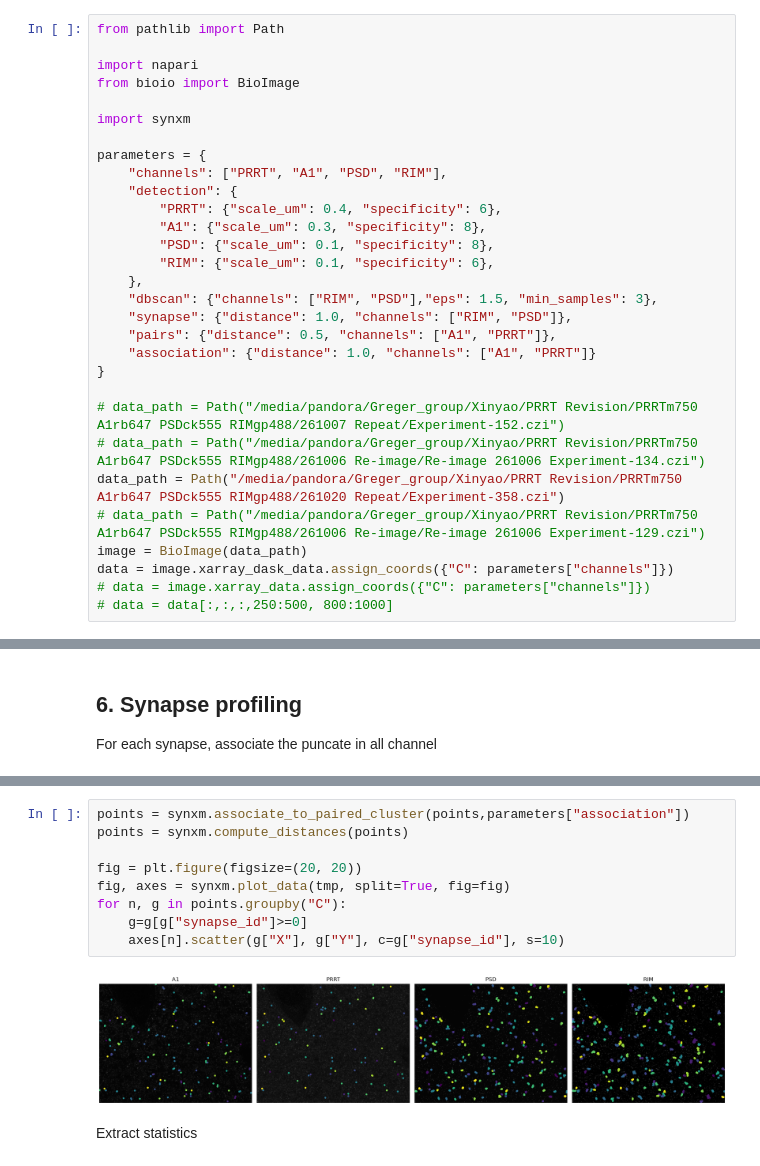
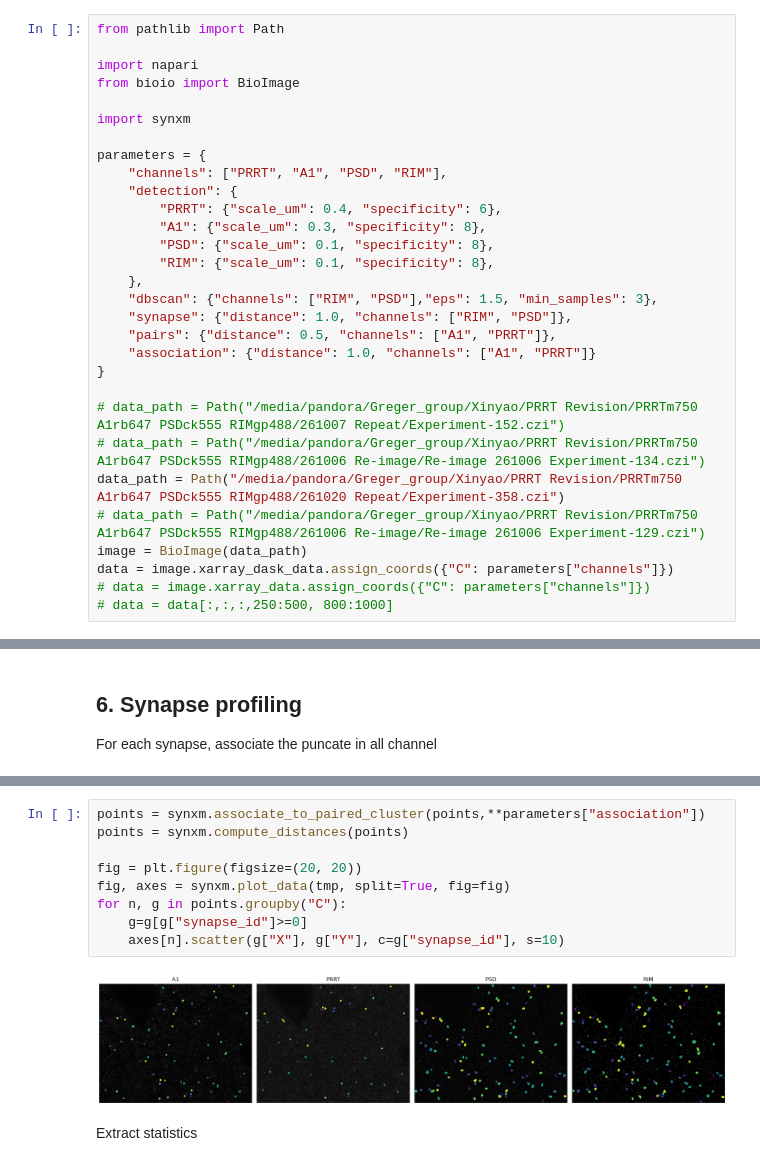
Before and after one commit to jboulanger/synex, a Jupyter notebook: notebooks/Analysis.ipynb, the cells around one changed output, grey strips where cells are left out. Cells and saved outputs as stored; diff of their text form.

```diff
--- a/notebooks/Analysis.ipynb
+++ b/notebooks/Analysis.ipynb
@@ -62,7 +62,7 @@ parameters = {
         "PRRT": {"scale_um": 0.4, "specificity": 6},
         "A1": {"scale_um": 0.3, "specificity": 8},
         "PSD": {"scale_um": 0.1, "specificity": 8},
-        "RIM": {"scale_um": 0.1, "specificity": 6},
+        "RIM": {"scale_um": 0.1, "specificity": 8},
     },
     "dbscan": {"channels": ["RIM", "PSD"],"eps": 1.5, "min_samples": 3},
     "synapse": {"distance": 1.0, "channels": ["RIM", "PSD"]},
@@ -185,14 +178,14 @@ parameters
 # %%
-points = synxm.associate_to_paired_cluster(points,parameters["association"])
+points = synxm.associate_to_paired_cluster(points,**parameters["association"])
 points = synxm.compute_distances(points)
 
 fig = plt.figure(figsize=(20, 20))
 fig, axes = synxm.plot_data(tmp, split=True, fig=fig)
 for n, g in points.groupby("C"):
     g=g[g["synapse_id"]>=0]
     axes[n].scatter(g["X"], g["Y"], c=g["synapse_id"], s=10)
 # %% [output]
-[figure, old version]
+[figure, new version]
 # %% [markdown]
 Extract statistics
 # %%
```
Also changed, not shown: parts of 9 cells of this notebook, 7 other files.
